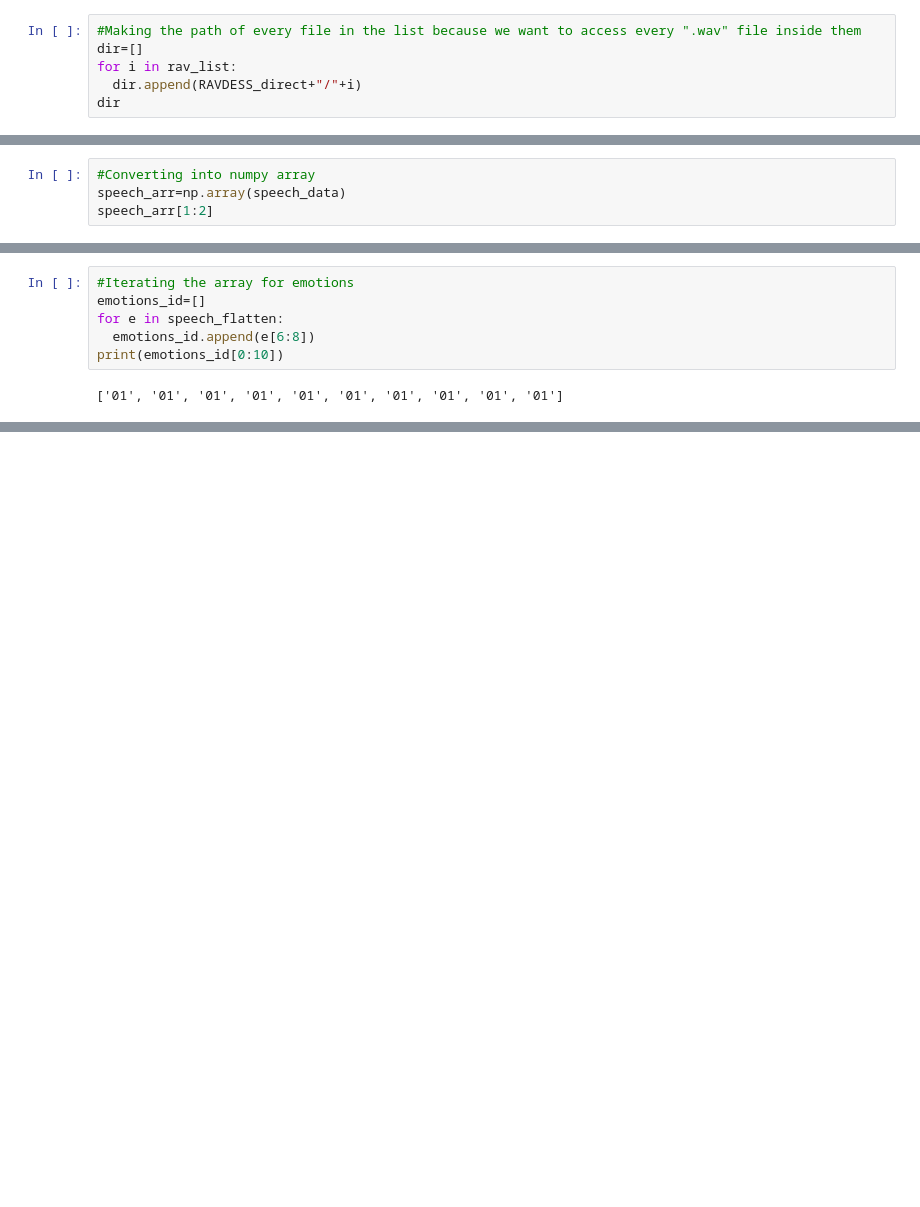
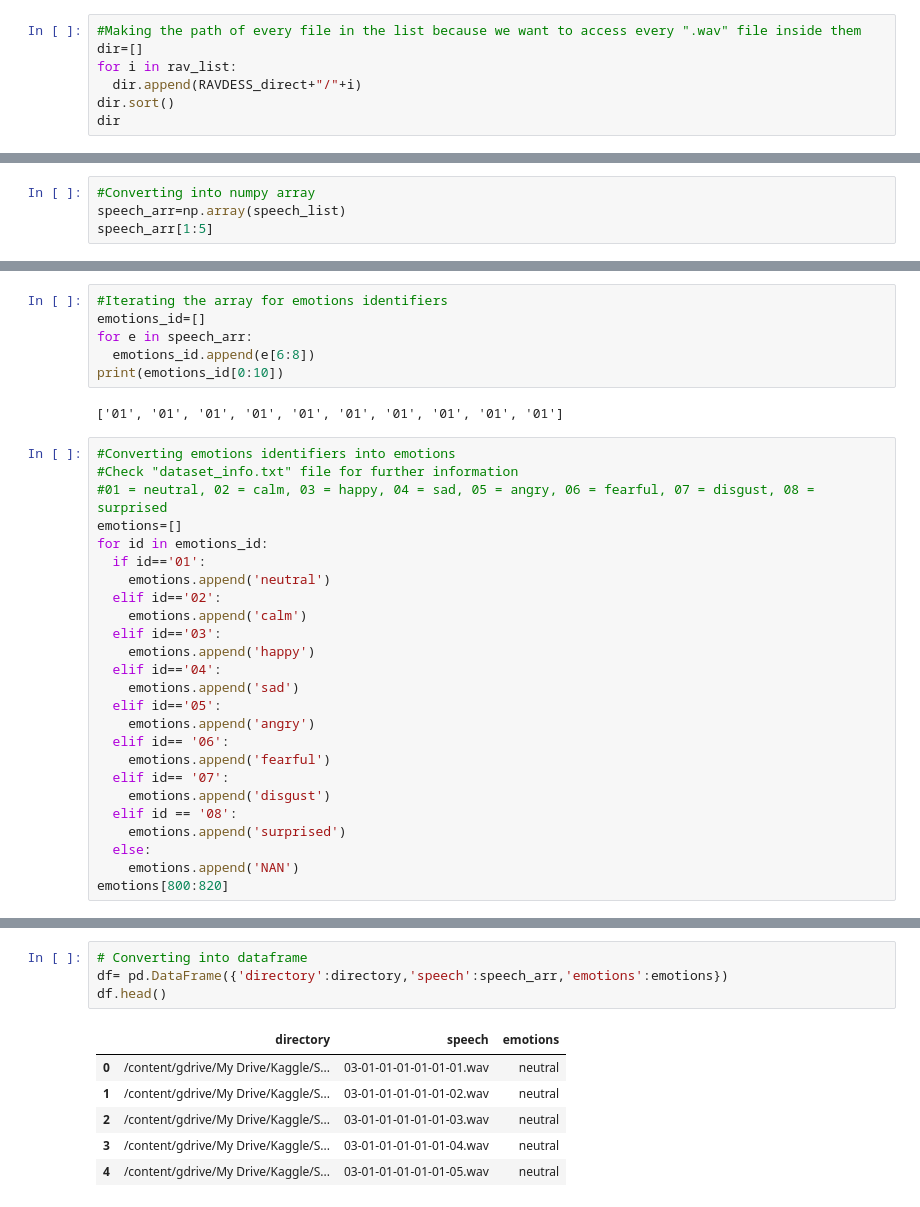
Before and after one commit to FaizanHameed1/Emotion-Detection-from-Speech, a Jupyter notebook: Untitled4.ipynb, the cells around one changed output, grey strips where cells are left out. Drawn from its saved outputs; the diff is of its cells as text; blank space fills up the shorter version.

```diff
--- a/Untitled4.ipynb
+++ b/Untitled4.ipynb
@@ -64,6 +69,7 @@ rav_list
 dir=[]
 for i in rav_list:
   dir.append(RAVDESS_direct+"/"+i)
+dir.sort()
 dir
 # %% [output]
 ['/content/gdrive/My Drive/Kaggle/Speech_Emotion_Recognition/RAVDESS/Actor_01',
@@ -135,6 +137,6 @@ True
 #speech_list[0][2]
 # %%
 #Converting into numpy array
-speech_arr=np.array(speech_data)
-speech_arr[1:2]
+speech_arr=np.array(speech_list)
+speech_arr[1:5]
 # %% [output]
@@ -186,10 +167,35 @@ speech_flatten[1][6:8]
 # %% [output]
 '01'
 # %%
-#Iterating the array for emotions
+#Iterating the array for emotions identifiers
 emotions_id=[]
-for e in speech_flatten:
+for e in speech_arr:
   emotions_id.append(e[6:8])
 print(emotions_id[0:10])
 # %% [output]
 ['01', '01', '01', '01', '01', '01', '01', '01', '01', '01']
+# %%
+#Converting emotions identifiers into emotions
+#Check "dataset_info.txt" file for further information
+#01 = neutral, 02 = calm, 03 = happy, 04 = sad, 05 = angry, 06 = fearful, 07 = disgust, 08 = surprised
+emotions=[]
+for id in emotions_id:
+  if id=='01':
+    emotions.append('neutral')
+  elif id=='02':
+    emotions.append('calm')
+  elif id=='03':
+    emotions.append('happy')
+  elif id=='04':
+    emotions.append('sad')
+  elif id=='05':
+    emotions.append('angry')
+  elif id== '06':
+    emotions.append('fearful')
+  elif id== '07':
+    emotions.append('disgust')
+  elif id == '08':
+    emotions.append('surprised')
+  else:
+    emotions.append('NAN')
+emotions[800:820]
@@ -195,0 +223,11 @@ print(emotions_id[0:10])
+# %%
+# Converting into dataframe
+df= pd.DataFrame({'directory':directory,'speech':speech_arr,'emotions':emotions})
+df.head()
+# %% [output]
+|  | directory | speech | emotions |
+| 0 | /content/gdrive/My Drive/Kaggle/S... | 03-01-01-01-01-01-01.wav | neutral |
+| 1 | /content/gdrive/My Drive/Kaggle/S... | 03-01-01-01-01-01-02.wav | neutral |
+| 2 | /content/gdrive/My Drive/Kaggle/S... | 03-01-01-01-01-01-03.wav | neutral |
+| 3 | /content/gdrive/My Drive/Kaggle/S... | 03-01-01-01-01-01-04.wav | neutral |
+| 4 | /content/gdrive/My Drive/Kaggle/S... | 03-01-01-01-01-01-05.wav | neutral |
```
Also changed, not shown: parts of 27 cells of this notebook.
